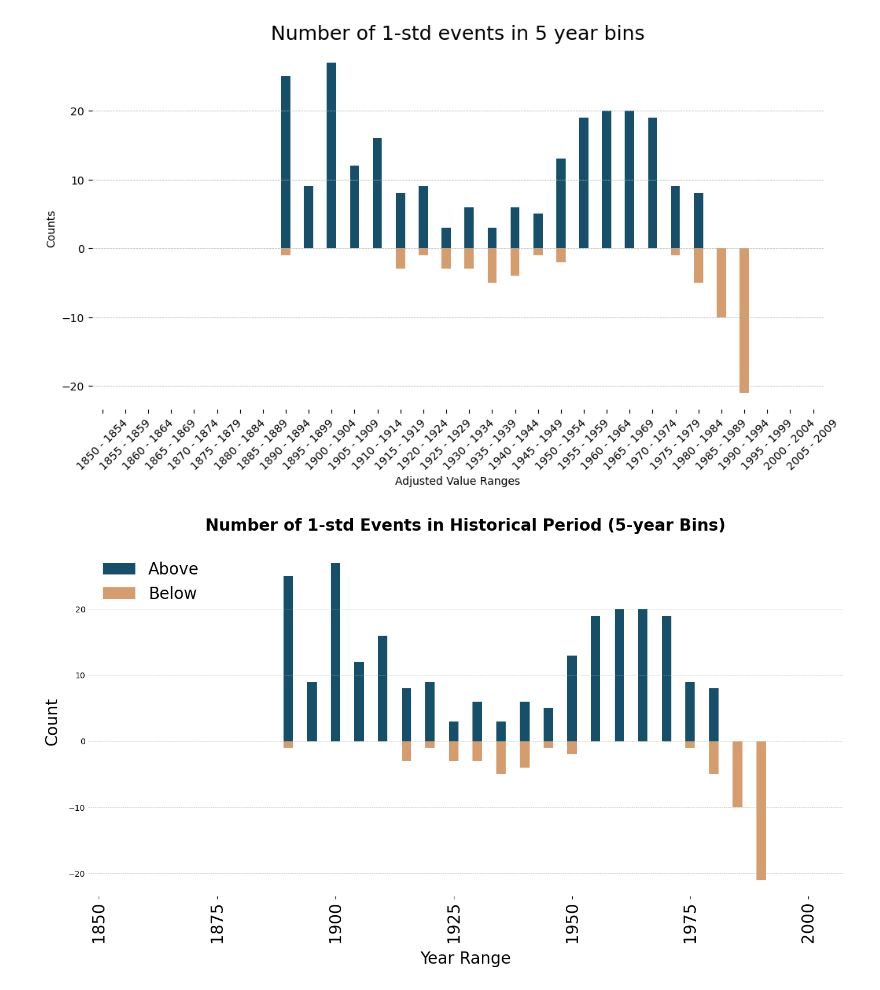
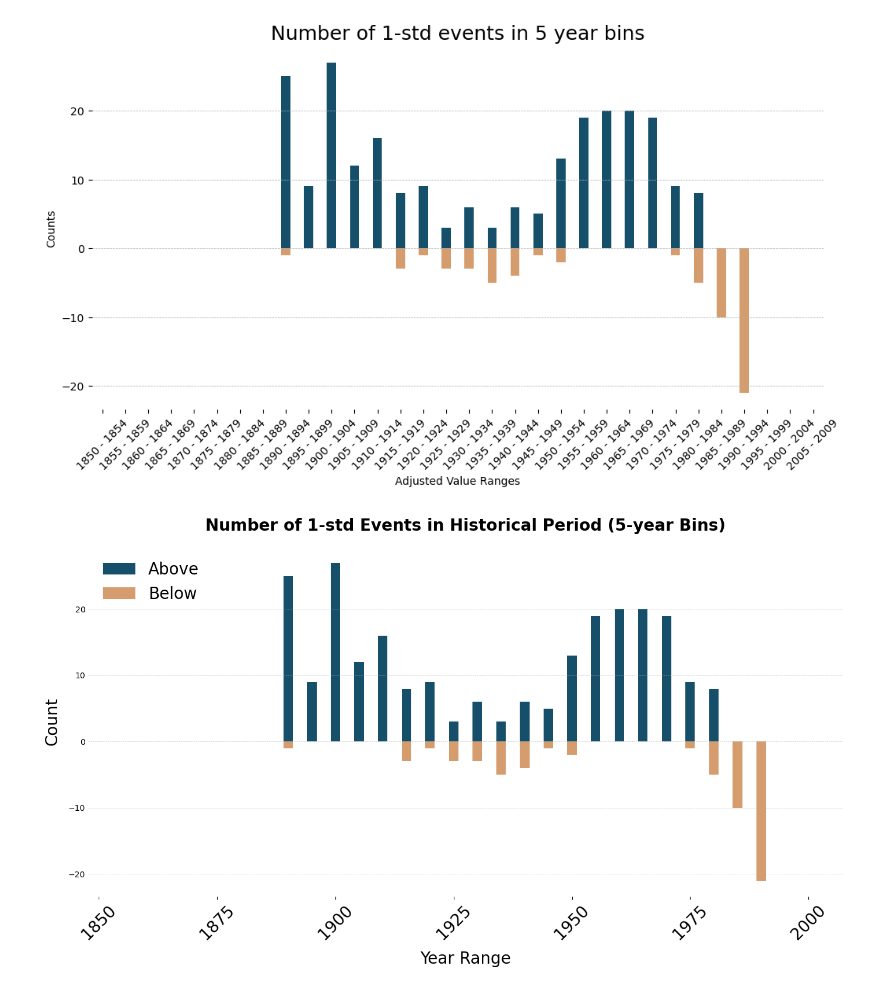
Before and after one commit to inagler/current, a Jupyter notebook: Event_Statistics.ipynb, the cells around one changed output. Saved outputs shown, nothing was run; the diff lists cells and outputs as text; code cells hidden in the pictures.

```diff
--- a/Event_Statistics.ipynb
+++ b/Event_Statistics.ipynb
@@ -52,10 +54,6 @@ plt.show()
 # %% [output]
 [figure]
 # %%
-# Colors
-colors = cmo.tarn(np.linspace(0.3, 0.9, 2))
-
-# Create shared font size
 font_size = 20
 
 # Configure plot
@@ -68,32 +66,32 @@ value_counts_above.plot(kind='bar', ax=ax, color=colors[1], width=bar_width, pos
 
 # Add gridlines
 ax.grid(True, axis='y', linestyle='--', linewidth=0.5, alpha=0.7)
 
 # Title and labels
 ax.set_title('Number of 1-std Events in Historical Period (5-year Bins)', fontsize=font_size, weight='bold', pad=20)
 ax.set_xlabel('Year Range', fontsize=font_size, labelpad=10)
 ax.set_ylabel('Count', fontsize=font_size, labelpad=10)
 
 # Specify x-axis labels
 desired_ticks = [1850, 1875, 1900, 1925, 1950, 1975, 2000]
 ax.set_xticks([labels.index(f"{i} - {i+4}") for i in desired_ticks])
-ax.set_xticklabels([str(i) for i in desired_ticks], fontsize=font_size)  # No rotation
+ax.set_xticklabels([str(i) for i in desired_ticks], fontsize=font_size, rotation=45)  # Rotate x-tick labels
 
 # Add legend
 ax.legend(loc='upper left', fontsize=font_size, frameon=False)
 
 # Customize spines and ticks
 ax.spines['top'].set_visible(False)
 ax.spines['right'].set_visible(False)
 ax.spines['left'].set_visible(False)
 ax.spines['bottom'].set_visible(False)
 ax.tick_params(axis='y', length=0)
 ax.yaxis.set_ticks_position('none')
 
 # Final layout adjustments
 plt.tight_layout()
 
 # Show plot
 plt.show()
 # %% [output]
-[figure, old version]
+[figure, new version]
```
Also changed, not shown: parts of 2 cells of this notebook, 52 other files.
